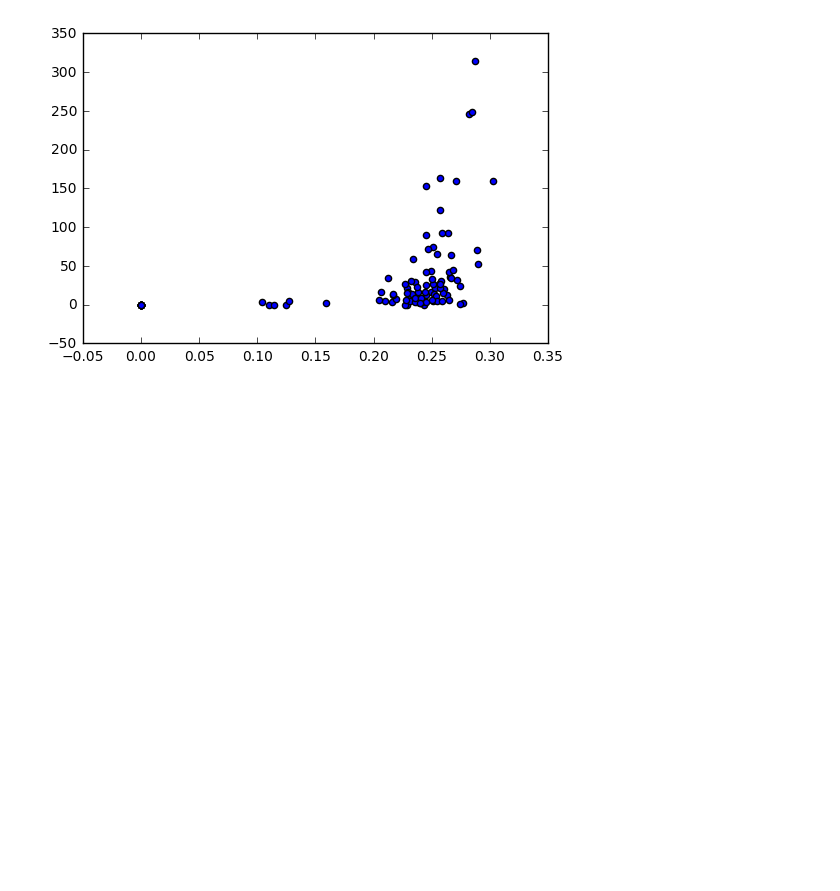
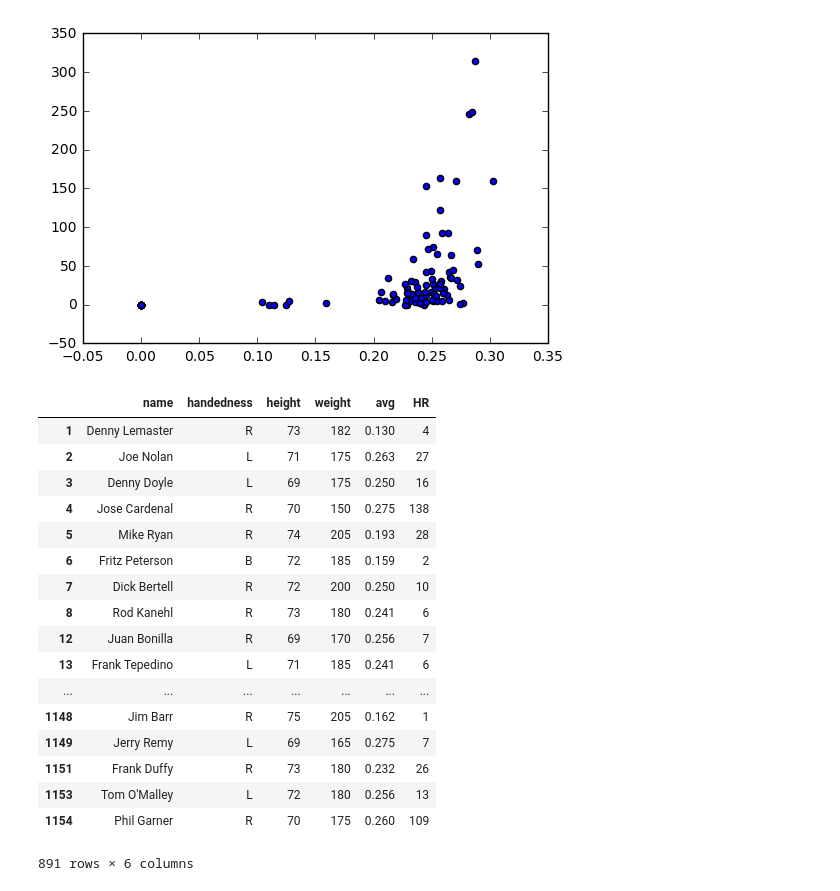
Before and after one commit to ohmgmatt/udacity_viz, a Jupyter notebook: Baseball Exploration.ipynb, the cells around one changed output. Saved outputs shown, nothing was run; the diff lists cells and outputs as text; code cells hidden in the pictures; blank space fills up the shorter version.

```diff
--- a/Baseball Exploration.ipynb
+++ b/Baseball Exploration.ipynb
@@ -201,3 +201,24 @@ plt.scatter('avg', 'HR', data=bb_df[bb_df['handedness']=="B"])
 plt.show()
 # %% [output]
 [figure]
+# %%
+bb_df[(bb_df['avg'] > 0)]
+# %% [output]
+|  | name | handedness | height | weight | avg | HR |
+| 1 | Denny Lemaster | R | 73 | 182 | 0.130 | 4 |
+| 2 | Joe Nolan | L | 71 | 175 | 0.263 | 27 |
+| 3 | Denny Doyle | L | 69 | 175 | 0.250 | 16 |
+| 4 | Jose Cardenal | R | 70 | 150 | 0.275 | 138 |
+| 5 | Mike Ryan | R | 74 | 205 | 0.193 | 28 |
+| 6 | Fritz Peterson | B | 72 | 185 | 0.159 | 2 |
+| 7 | Dick Bertell | R | 72 | 200 | 0.250 | 10 |
+| 8 | Rod Kanehl | R | 73 | 180 | 0.241 | 6 |
+| 12 | Juan Bonilla | R | 69 | 170 | 0.256 | 7 |
+| 13 | Frank Tepedino | L | 71 | 185 | 0.241 | 6 |
+| ... | ... | ... | ... | ... | ... | ... |
+| 1148 | Jim Barr | R | 75 | 205 | 0.162 | 1 |
+| 1149 | Jerry Remy | L | 69 | 165 | 0.275 | 7 |
+| 1151 | Frank Duffy | R | 73 | 180 | 0.232 | 26 |
+| 1153 | Tom O'Malley | L | 72 | 180 | 0.256 | 13 |
+| 1154 | Phil Garner | R | 70 | 175 | 0.260 | 109 |
+891 rows × 6 columns
```
Also changed, not shown: 2 other files.
